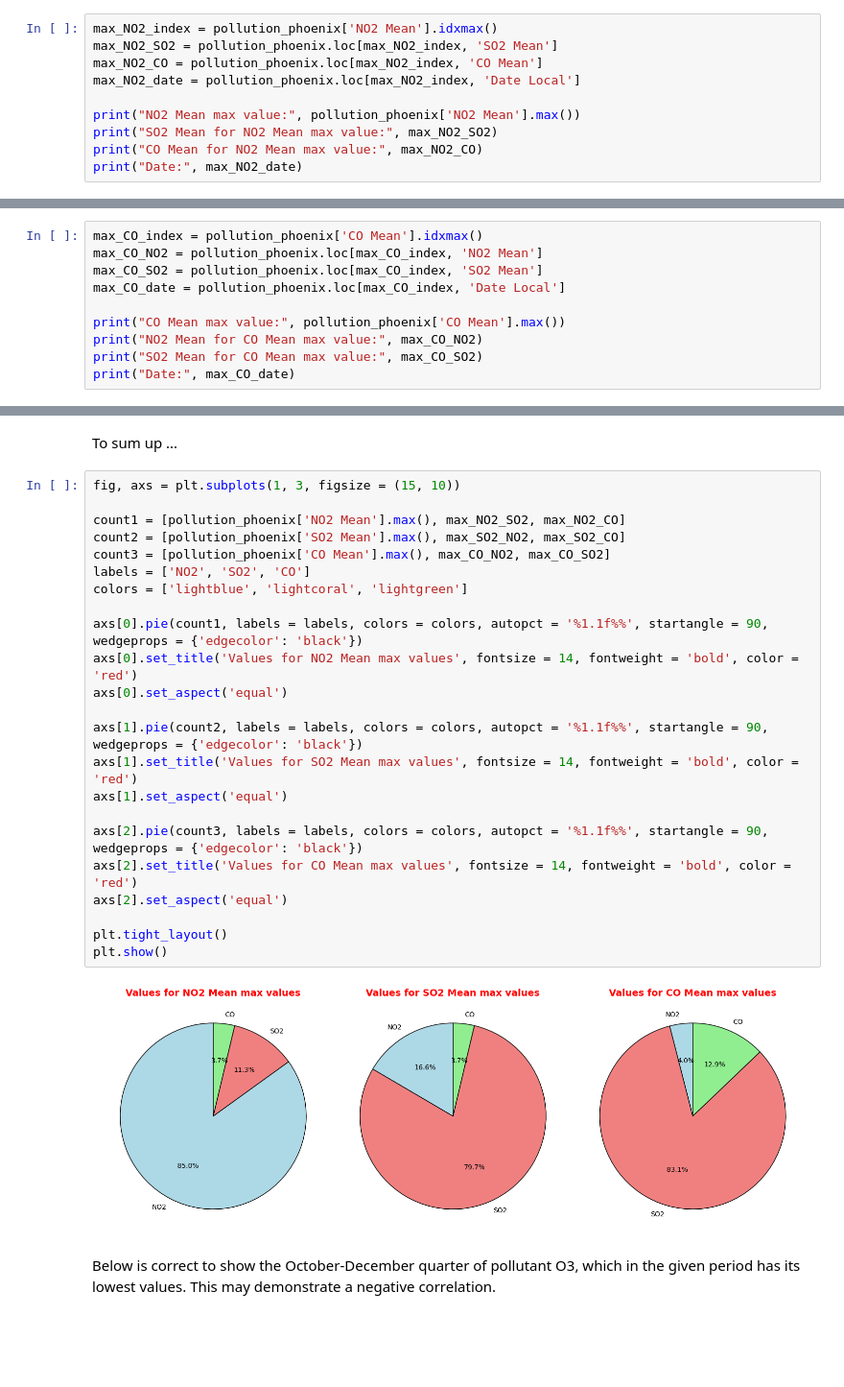
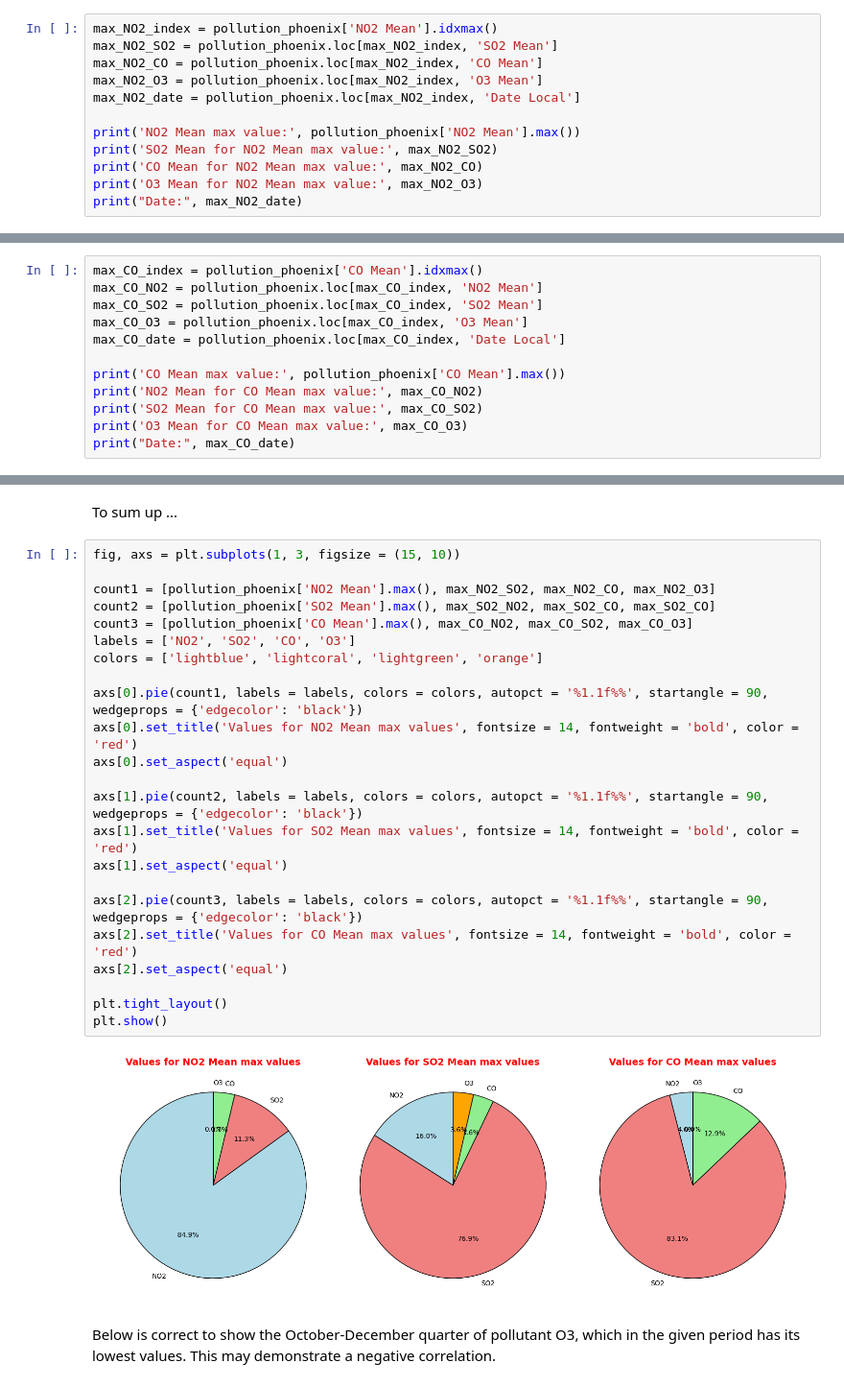
Before and after one commit to letizialanza01/Project_US_Pollution, a Jupyter notebook: Project_US_Pollution.ipynb, the cells around one changed output, grey strips where cells are left out. Shown at 96% size. Cells and saved outputs as stored; diff of their text form; blank space fills up the shorter version.

```diff
--- a/Project_US_Pollution.ipynb
+++ b/Project_US_Pollution.ipynb
@@ -690,11 +690,13 @@ The aim of the code below, is allowing to identify the maximum value in the NO2
 max_NO2_index = pollution_phoenix['NO2 Mean'].idxmax()
 max_NO2_SO2 = pollution_phoenix.loc[max_NO2_index, 'SO2 Mean']
 max_NO2_CO = pollution_phoenix.loc[max_NO2_index, 'CO Mean']
+max_NO2_O3 = pollution_phoenix.loc[max_NO2_index, 'O3 Mean']
 max_NO2_date = pollution_phoenix.loc[max_NO2_index, 'Date Local']
 
-print("NO2 Mean max value:", pollution_phoenix['NO2 Mean'].max())
-print("SO2 Mean for NO2 Mean max value:", max_NO2_SO2)
-print("CO Mean for NO2 Mean max value:", max_NO2_CO)
+print('NO2 Mean max value:', pollution_phoenix['NO2 Mean'].max())
+print('SO2 Mean for NO2 Mean max value:', max_NO2_SO2)
+print('CO Mean for NO2 Mean max value:', max_NO2_CO)
+print('O3 Mean for NO2 Mean max value:', max_NO2_O3)
 print("Date:", max_NO2_date)
 # %% [output]
 NO2 Mean max value: 56.045455
@@ -878,11 +886,13 @@ pollution_phoenix_CO_2001_mean
 max_CO_index = pollution_phoenix['CO Mean'].idxmax()
 max_CO_NO2 = pollution_phoenix.loc[max_CO_index, 'NO2 Mean']
 max_CO_SO2 = pollution_phoenix.loc[max_CO_index, 'SO2 Mean']
+max_CO_O3 = pollution_phoenix.loc[max_CO_index, 'O3 Mean']
 max_CO_date = pollution_phoenix.loc[max_CO_index, 'Date Local']
 
-print("CO Mean max value:", pollution_phoenix['CO Mean'].max())
-print("NO2 Mean for CO Mean max value:", max_CO_NO2)
-print("SO2 Mean for CO Mean max value:", max_CO_SO2)
+print('CO Mean max value:', pollution_phoenix['CO Mean'].max())
+print('NO2 Mean for CO Mean max value:', max_CO_NO2)
+print('SO2 Mean for CO Mean max value:', max_CO_SO2)
+print('O3 Mean for CO Mean max value:', max_CO_O3)
 print("Date:", max_CO_date)
 # %% [output]
 CO Mean max value: 2.483333
@@ -917,28 +929,28 @@ To sum up ...
 # %%
 fig, axs = plt.subplots(1, 3, figsize = (15, 10))
 
-count1 = [pollution_phoenix['NO2 Mean'].max(), max_NO2_SO2, max_NO2_CO]
-count2 = [pollution_phoenix['SO2 Mean'].max(), max_SO2_NO2, max_SO2_CO]
-count3 = [pollution_phoenix['CO Mean'].max(), max_CO_NO2, max_CO_SO2]
-labels = ['NO2', 'SO2', 'CO']
-colors = ['lightblue', 'lightcoral', 'lightgreen']
+count1 = [pollution_phoenix['NO2 Mean'].max(), max_NO2_SO2, max_NO2_CO, max_NO2_O3]
+count2 = [pollution_phoenix['SO2 Mean'].max(), max_SO2_NO2, max_SO2_CO, max_SO2_CO]
+count3 = [pollution_phoenix['CO Mean'].max(), max_CO_NO2, max_CO_SO2, max_CO_O3]
+labels = ['NO2', 'SO2', 'CO', 'O3']
+colors = ['lightblue', 'lightcoral', 'lightgreen', 'orange']
 
 axs[0].pie(count1, labels = labels, colors = colors, autopct = '%1.1f%%', startangle = 90, wedgeprops = {'edgecolor': 'black'})
 axs[0].set_title('Values for NO2 Mean max values', fontsize = 14, fontweight = 'bold', color = 'red')
 axs[0].set_aspect('equal')
 
 axs[1].pie(count2, labels = labels, colors = colors, autopct = '%1.1f%%', startangle = 90, wedgeprops = {'edgecolor': 'black'})
 axs[1].set_title('Values for SO2 Mean max values', fontsize = 14, fontweight = 'bold', color = 'red')
 axs[1].set_aspect('equal')
 
 axs[2].pie(count3, labels = labels, colors = colors, autopct = '%1.1f%%', startangle = 90, wedgeprops = {'edgecolor': 'black'})
 axs[2].set_title('Values for CO Mean max values', fontsize = 14, fontweight = 'bold', color = 'red')
 axs[2].set_aspect('equal')
 
 plt.tight_layout()
 plt.show()
 # %% [output]
-[figure, old version]
+[figure, new version]
 # %% [markdown]
 Below is correct to show the October-December quarter of pollutant O3, which in the given period has its lowest values. This may demonstrate a negative correlation.
 # %%
```
Also changed, not shown: parts of 8 cells of this notebook.
